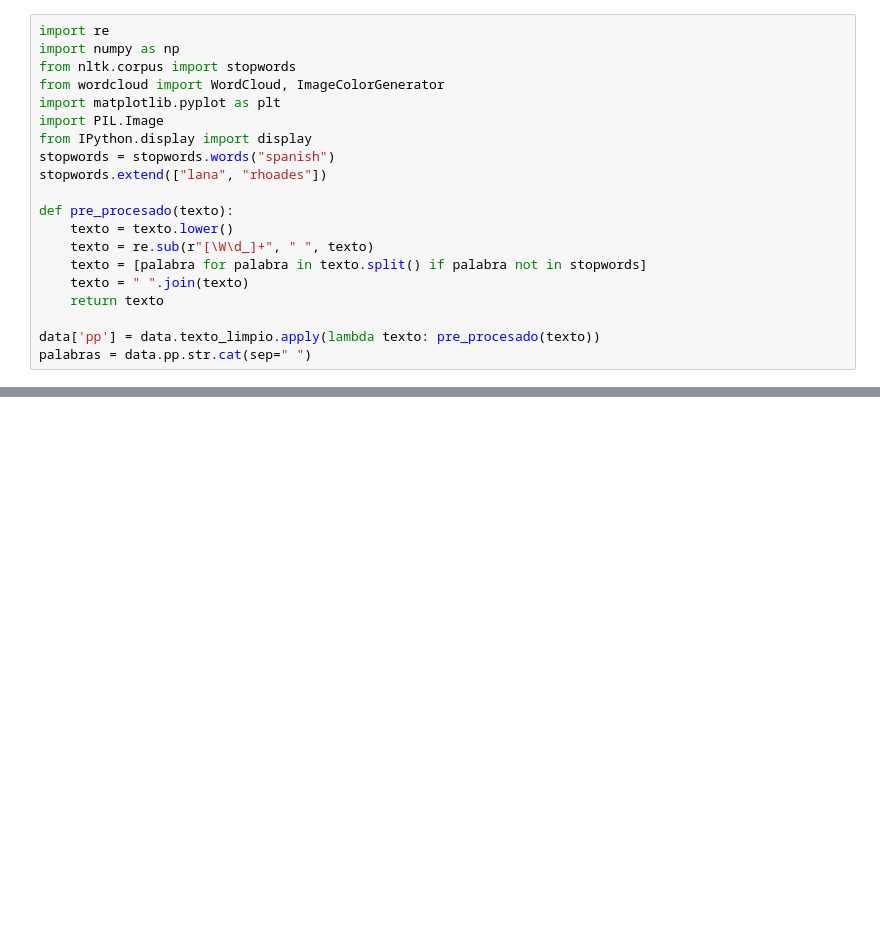
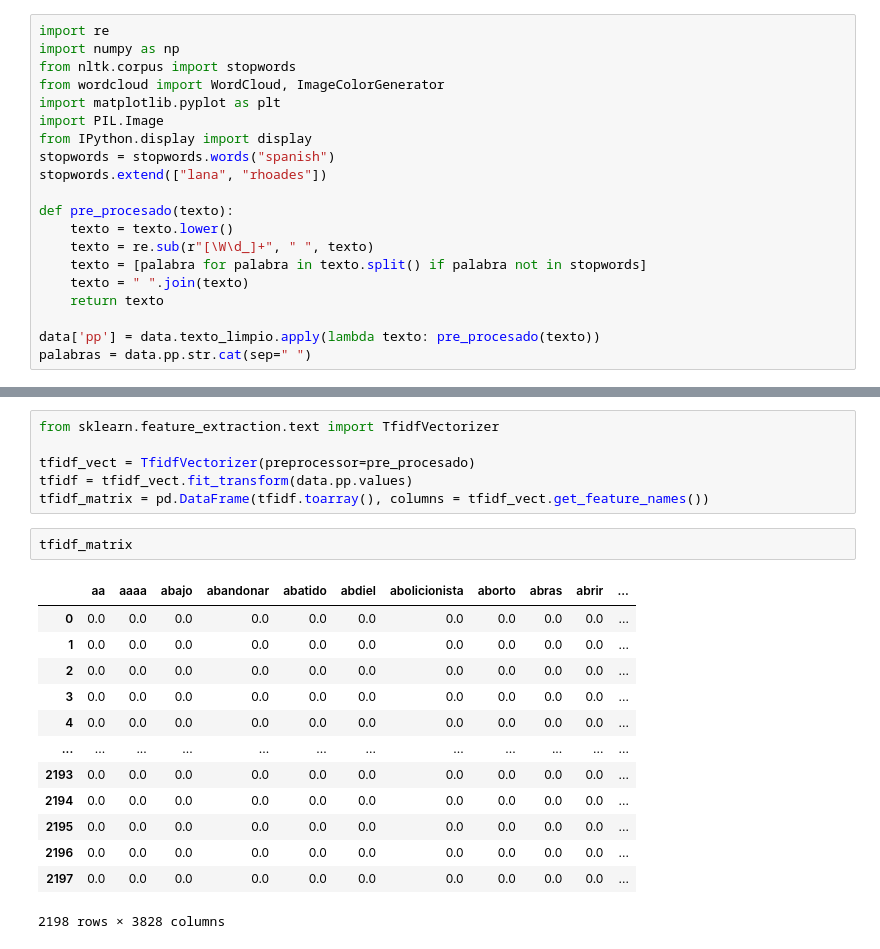
Before and after one commit to svargasg/KL-NLP, a Jupyter notebook: proyecto/proyecto.ipynb, the cells around one changed output, grey strips where cells are left out. Cells and saved outputs as stored; diff of their text form; blank space fills up the shorter version.

```diff
--- a/proyecto/proyecto.ipynb
+++ b/proyecto/proyecto.ipynb
@@ -247,0 +257,22 @@ plt.show()
+# %%
+from sklearn.feature_extraction.text import TfidfVectorizer
+
+tfidf_vect = TfidfVectorizer(preprocessor=pre_procesado)
+tfidf = tfidf_vect.fit_transform(data.pp.values)
+tfidf_matrix = pd.DataFrame(tfidf.toarray(), columns = tfidf_vect.get_feature_names())
+# %%
+tfidf_matrix
+# %% [output]
+|  | aa | aaaa | abajo | abandonar | abatido | abdiel | abolicionista | aborto | abras | abrir | ... |
+| 0 | 0.0 | 0.0 | 0.0 | 0.0 | 0.0 | 0.0 | 0.0 | 0.0 | 0.0 | 0.0 | ... |
+| 1 | 0.0 | 0.0 | 0.0 | 0.0 | 0.0 | 0.0 | 0.0 | 0.0 | 0.0 | 0.0 | ... |
+| 2 | 0.0 | 0.0 | 0.0 | 0.0 | 0.0 | 0.0 | 0.0 | 0.0 | 0.0 | 0.0 | ... |
+| 3 | 0.0 | 0.0 | 0.0 | 0.0 | 0.0 | 0.0 | 0.0 | 0.0 | 0.0 | 0.0 | ... |
+| 4 | 0.0 | 0.0 | 0.0 | 0.0 | 0.0 | 0.0 | 0.0 | 0.0 | 0.0 | 0.0 | ... |
+| ... | ... | ... | ... | ... | ... | ... | ... | ... | ... | ... | ... |
+| 2193 | 0.0 | 0.0 | 0.0 | 0.0 | 0.0 | 0.0 | 0.0 | 0.0 | 0.0 | 0.0 | ... |
+| 2194 | 0.0 | 0.0 | 0.0 | 0.0 | 0.0 | 0.0 | 0.0 | 0.0 | 0.0 | 0.0 | ... |
+| 2195 | 0.0 | 0.0 | 0.0 | 0.0 | 0.0 | 0.0 | 0.0 | 0.0 | 0.0 | 0.0 | ... |
+| 2196 | 0.0 | 0.0 | 0.0 | 0.0 | 0.0 | 0.0 | 0.0 | 0.0 | 0.0 | 0.0 | ... |
+| 2197 | 0.0 | 0.0 | 0.0 | 0.0 | 0.0 | 0.0 | 0.0 | 0.0 | 0.0 | 0.0 | ... |
+2198 rows × 3828 columns
```
Also changed, not shown: parts of 24 cells of this notebook, 1 other file.
